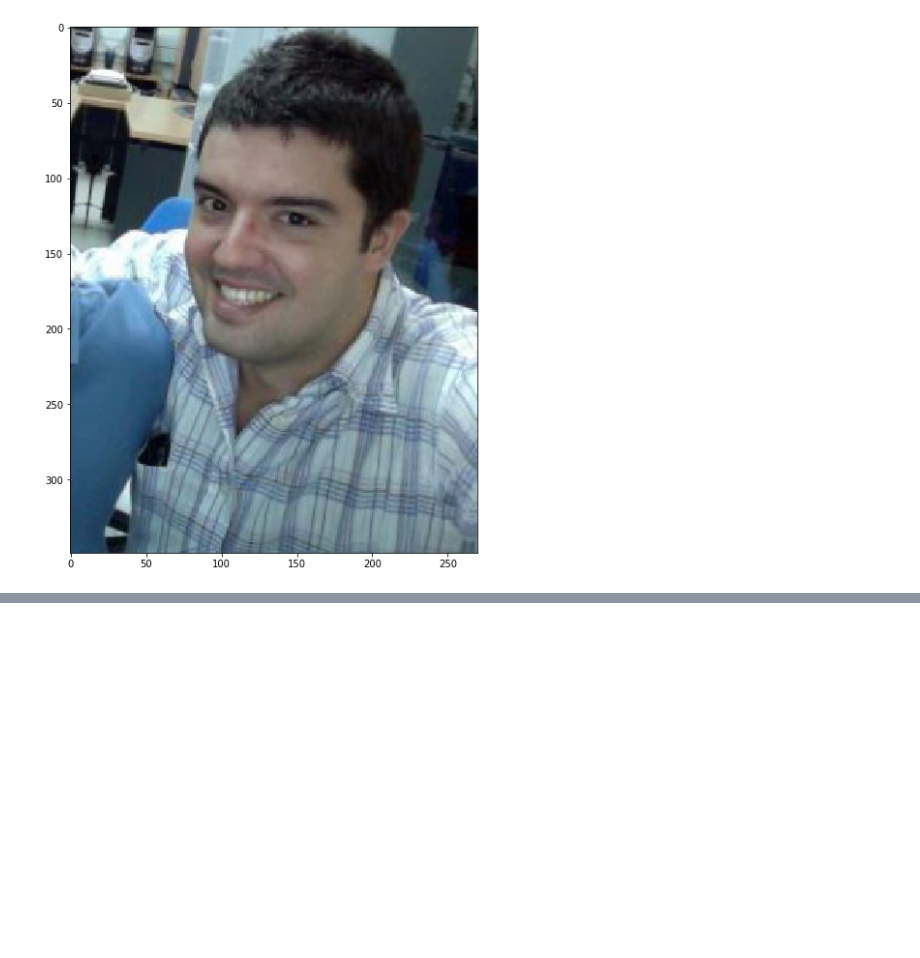
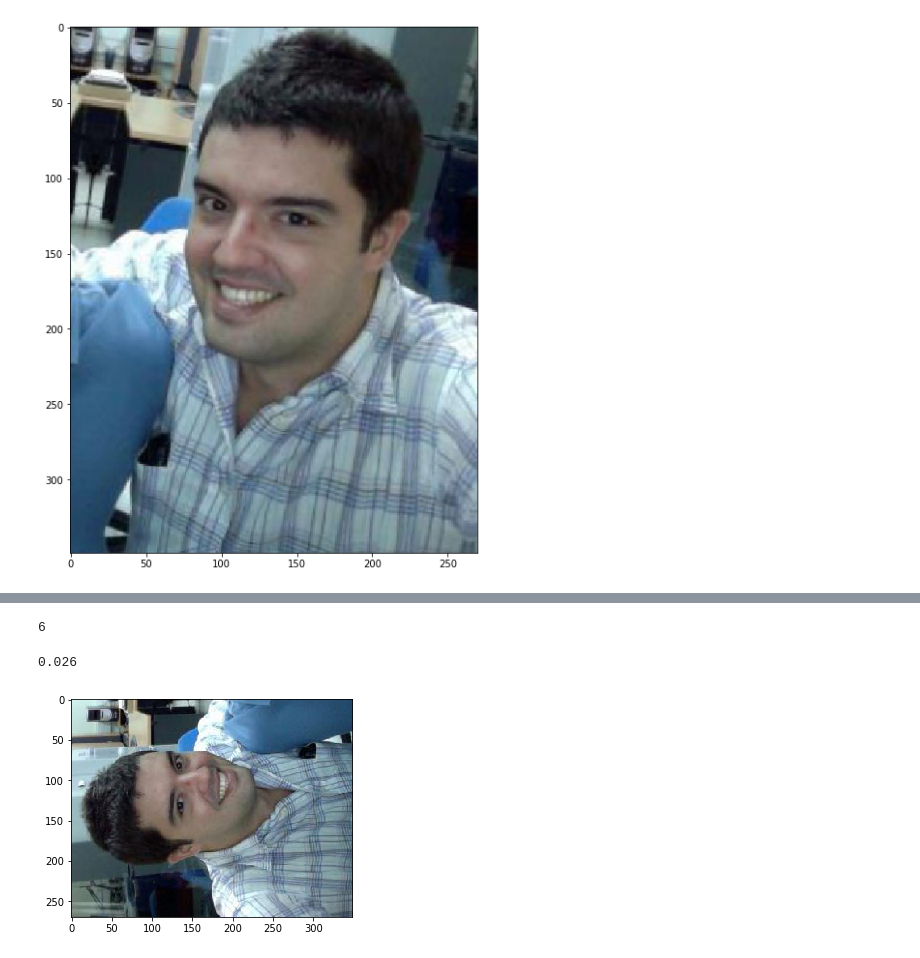
Before and after one commit to davidfreire/KFold_project, a Jupyter notebook: K_Fold.ipynb, the cells around one changed output, grey strips where cells are left out. Drawn from its saved outputs; the diff is of its cells as text; code cells hidden in the pictures; blank space fills up the shorter version.

```diff
--- a/K_Fold.ipynb
+++ b/K_Fold.ipynb
@@ -298,0 +397,31 @@ from augmentations import augmentation_class
+# %%
+import numpy as np
+np.seterr(divide='ignore', invalid='ignore')
+counter_equal=0
+img = []
+aug = augmentation_class('StrongAugmentation')
+for i in range(100):
+    #augment_and_show(aug, image)
+    out=aug.augment_img(image,p=1)
+    while(np.array_equal(out,np.zeros(out.shape)) == True):  #Avoid black images
+        out=aug.augment_img(image,p=1)
+
+    if(np.array_equal(out,image) == True):
+        counter_equal=counter_equal+1
+    if(np.array_equal(out,np.zeros(out.shape)) == True):
+        print('THE GREAT IS ON THE PEPINO')
+    img.append(out)
+print(counter_equal)
+# %% [output]
+6
+# %%
+26/1000
+# %% [output]
+0.026
+# %%
+i=0
+# %%
+plt.imshow(img[i])
+i=i+1
+# %% [output]
+[figure, added]
```
Also changed, not shown: parts of 11 cells of this notebook, 1 other file.
